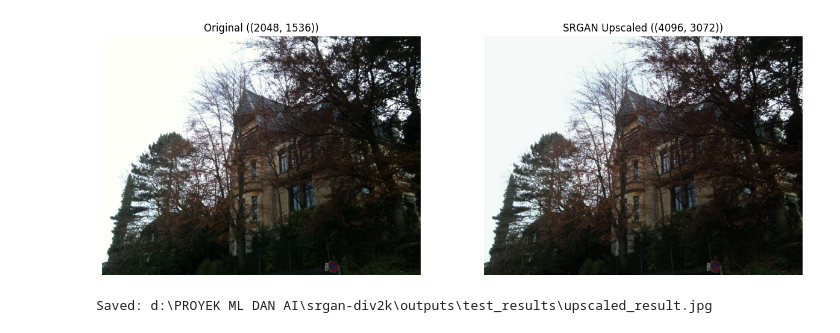
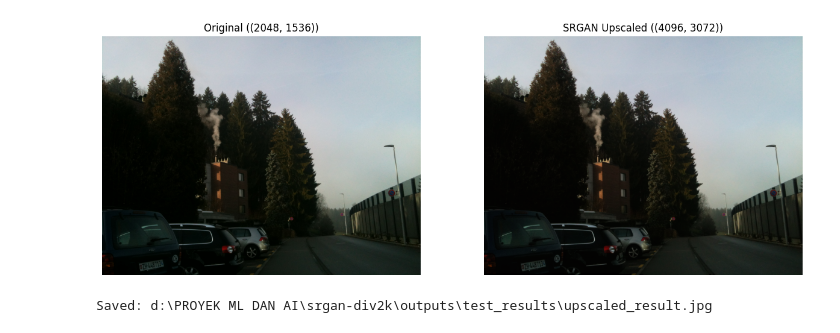
Before and after one commit to reynaldaryansyah25/srgan-div2k, a Jupyter notebook: notebooks/05_inference_demo.ipynb, the cells around one changed output. Drawn from its saved outputs; the diff is of its cells as text; code cells hidden in the pictures.

```diff
--- a/notebooks/05_inference_demo.ipynb
+++ b/notebooks/05_inference_demo.ipynb
@@ -67,15 +67,15 @@ def upscale_image(image_path, save_path=None):
         sr_img.save(save_path)
         print(f"Saved: {save_path}")
 # %%
-input_path = project_root / "data" / "custom" / "iphone" / "50.jpg"
+input_path = project_root / "data" / "custom" / "iphone" / "95.jpg"
 output_path = project_root / "outputs" / "test_results" / "upscaled_result.jpg"
 
 output_path.parent.mkdir(parents=True, exist_ok=True)
 
 if input_path.exists():
     upscale_image(input_path, output_path)
 else:
     print(f"File not found: {input_path}")
 # %% [output]
-[figure, old version]
+[figure, new version]
 Saved: d:\PROYEK ML DAN AI\srgan-div2k\outputs\test_results\upscaled_result.jpg
```
Also changed, not shown: 2 other files.
